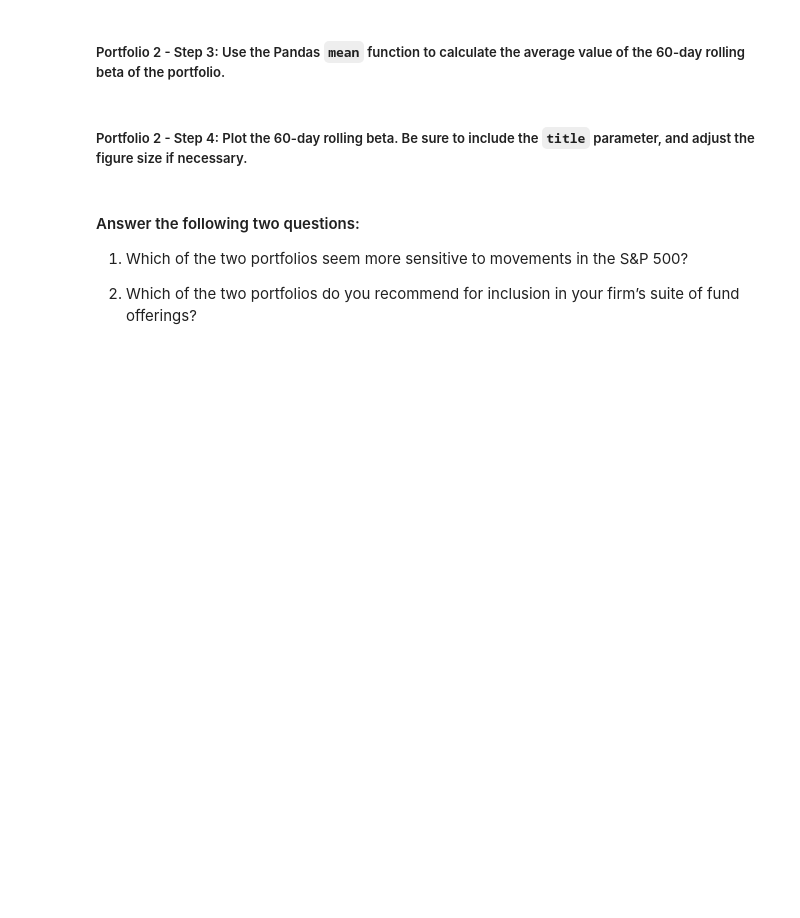
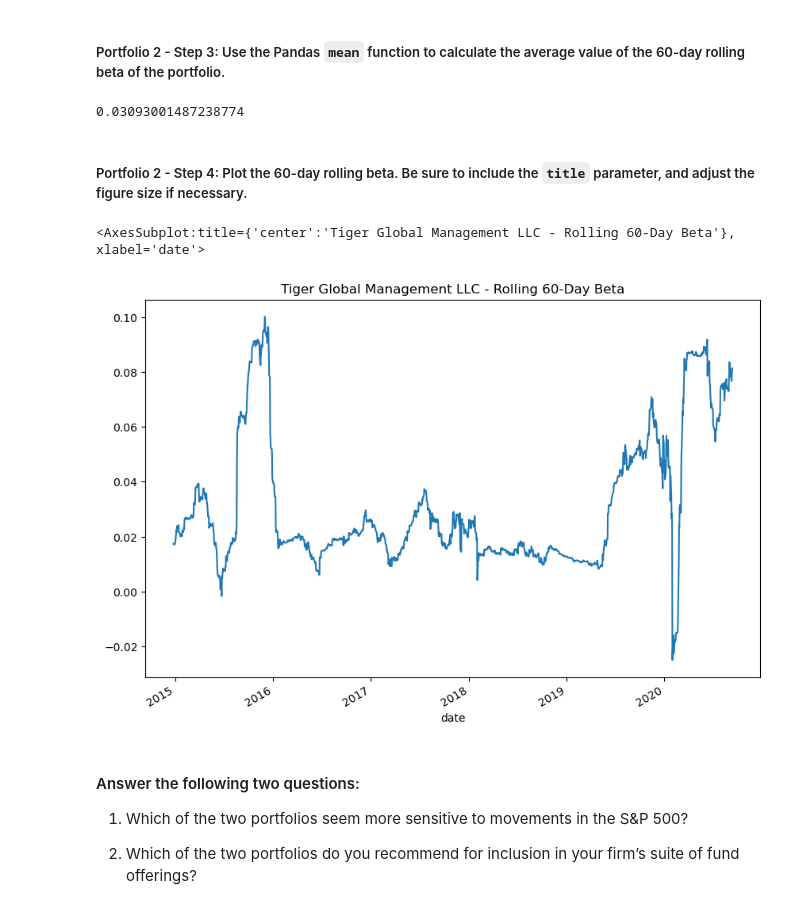
Before and after one commit to rachelphillips1/FinTech-Mod4-Challenge, a Jupyter notebook: risk_return_analysis.ipynb, the cells around one changed output. Drawn from its saved outputs; the diff is of its cells as text; code cells hidden in the pictures; blank space fills up the shorter version.

```diff
--- a/risk_return_analysis.ipynb
+++ b/risk_return_analysis.ipynb
@@ -402,4 +427,5 @@ ValueError: other must be a DataFrame or Series
 # %%
 # Calculate the covariance using a 60-day rolling window
 # Review the last five rows of the covariance data
-# YOUR CODE HERE
+tiger_global_rolling_60_covariance = daily_returns["TIGER GLOBAL MANAGEMENT LLC"].rolling(window=60).cov(daily_returns["S&P 500"])
+tiger_global_rolling_60_covariance.tail()
@@ -408,4 +442,5 @@ ValueError: other must be a DataFrame or Series
 # %%
 # Calculate the beta based on the 60-day rolling covariance compared to the market (S&P 500)
 # Review the last five rows of the beta information
-# YOUR CODE HERE
+tiger_global_rolling_60_beta = tiger_global_rolling_60_covariance / market_rolling_60_variance
+tiger_global_rolling_60_beta.tail()
@@ -413,13 +456,22 @@ ValueError: other must be a DataFrame or Series
 ##### Portfolio 2 - Step 3: Use the Pandas `mean` function to calculate the average value of the 60-day rolling beta of the portfolio.
 # %%
 # Calculate the average of the 60-day rolling beta
-# YOUR CODE HERE
+tiger_global_rolling_60_beta_mean = tiger_global_rolling_60_beta.mean()
+tiger_global_rolling_60_beta_mean
+# %% [output]
+0.03093001487238774
 # %% [markdown]
 ##### Portfolio 2 - Step 4: Plot the 60-day rolling beta. Be sure to include the `title` parameter, and adjust the figure size if necessary.
 # %%
 # Plot the rolling beta
 # Include a title parameter and adjust the figure size
-# YOUR CODE HERE
+tiger_global_rolling_60_beta.plot(
+    figsize=(10, 7),
+    title='Tiger Global Management LLC - Rolling 60-Day Beta'
+)
+# %% [output]
+<AxesSubplot:title={'center':'Tiger Global Management LLC - Rolling 60-Day Beta'}, xlabel='date'>
+[figure, added]
 # %% [markdown]
 #### Answer the following two questions:
 
```
Also changed, not shown: parts of 8 cells of this notebook.
